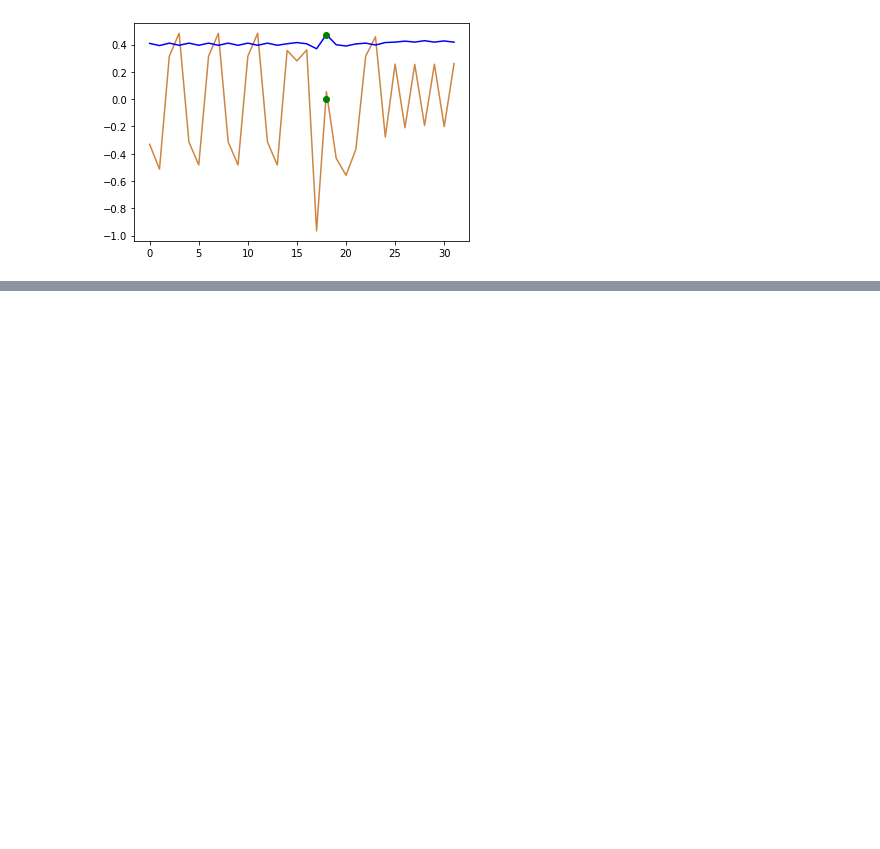
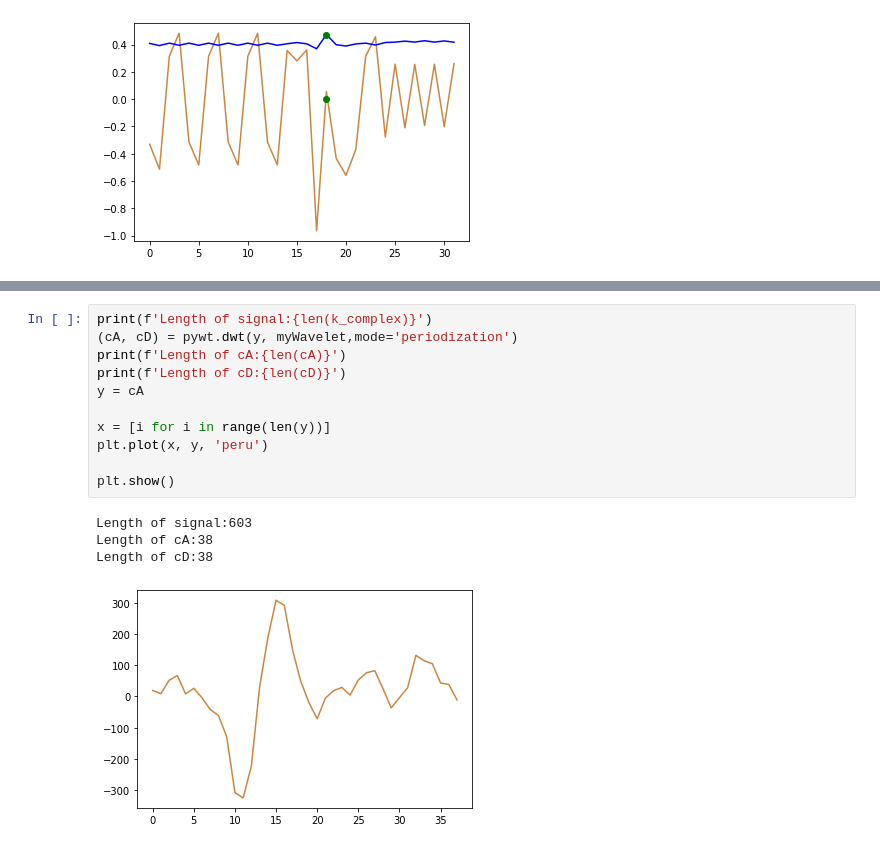
Before and after one commit to adrian13579/discrete-shapelet-transform, a Jupyter notebook: notebooks/1D_signal_example.ipynb, the cells around one changed output, grey strips where cells are left out. Saved outputs shown, nothing was run; the diff lists cells and outputs as text; blank space fills up the shorter version.

Commit message:
testing with different signals and pattern

```diff
--- a/notebooks/1D_signal_example.ipynb
+++ b/notebooks/1D_signal_example.ipynb
@@ -691,0 +698,16 @@ the point in the dwt is: (39, 0) and in S is (39, 0.44176575619546854)
+# %%
+print(f'Length of signal:{len(k_complex)}')
+(cA, cD) = pywt.dwt(y, myWavelet,mode='periodization')
+print(f'Length of cA:{len(cA)}')
+print(f'Length of cD:{len(cD)}')
+y = cA
+
+x = [i for i in range(len(y))]
+plt.plot(x, y, 'peru')
+
+plt.show()
+# %% [output]
+Length of signal:603
+Length of cA:38
+Length of cD:38
+[figure, added]
```
Also changed, not shown: parts of 35 cells of this notebook, 1 other file.
